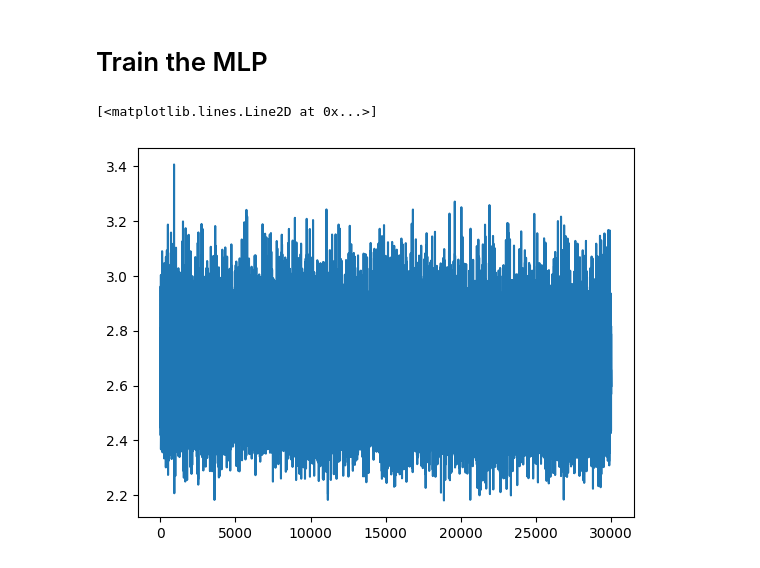
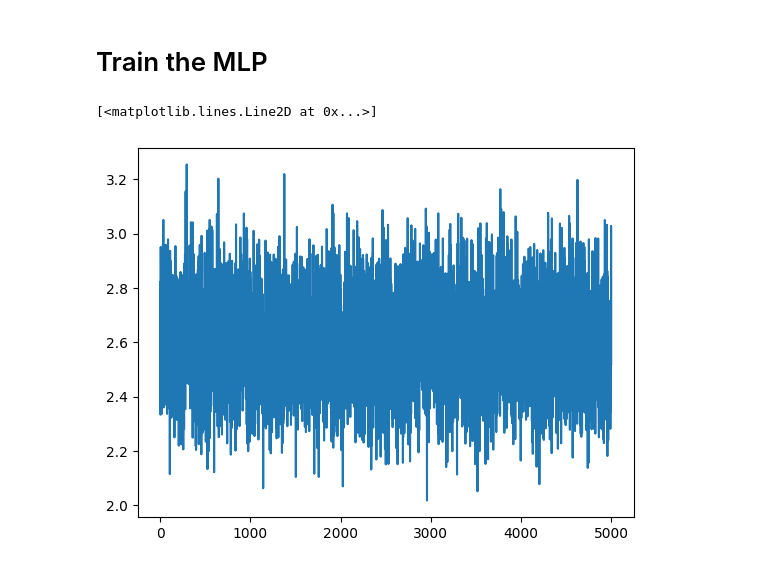
Before and after one commit to anby-dmr/makemore, a Jupyter notebook: notebook/lec2_mlp.ipynb, the cells around one changed output. Drawn from its saved outputs; the diff is of its cells as text; code cells hidden in the pictures.

```diff
--- a/notebook/lec2_mlp.ipynb
+++ b/notebook/lec2_mlp.ipynb
@@ -37,7 +37,7 @@ def create_data(ws, chunk=3):
 
     for word in ws:
         Xt = [0] * chunk # Cool
-        for ch in word:
+        for ch in word + '.': # Dont forget to add ending token.
             X.append(Xt)
             Y.append(stoi[ch])
             Xt = Xt[1:] + [stoi[ch]]
@@ -93,6 +93,19 @@ W, b = get_MLP(chunk, embedding_size, [100])
 print(W[0].shape)
 # %% [markdown]
 # Train & val scripts
+# %%
+def go_through(xx, embed, Ws, bs):
+    # Through embedding
+    xx = F.one_hot(xx, num_classes=27).float()
+    xx = (xx @ embed).view(xx.shape[0], -1)
+
+    # Through MLP
+    num_layers = len(Ws)
+    for i, (W, b) in enumerate(zip(Ws, bs)):
+        xx = xx @ W + b
+        if i < num_layers - 1: # No activation after the last layer
+            xx = F.tanh(xx)
+    return xx
 # %%
 def train_MLP(X, Y, embed, Ws, bs, batch_size, epochs, lr):
     loss_list = []
@@ -108,15 +121,7 @@ def train_MLP(X, Y, embed, Ws, bs, batch_size, epochs, lr):
         xx = X[indices]
         yy = Y[indices]
 
-        # Through embedding
-        xx = F.one_hot(xx, num_classes=27).float()
-        xx = (xx @ embed).view(xx.shape[0], -1)
-
-        # Through MLP
-        num_layers = len(Ws)
-        for W, b in zip(Ws, bs):
-            xx = xx @ W + b
-            xx = F.tanh(xx)
+        xx = go_through(xx, embed, Ws, bs)
 
         # Compute loss
         loss = F.cross_entropy(xx, yy)
@@ -132,8 +137,8 @@ def train_MLP(X, Y, embed, Ws, bs, batch_size, epochs, lr):
 
     return loss_list
 
-embed = get_embedding(embedding_size)
-embed.requires_grad = True
-Ws, bs = get_MLP(chunk, embedding_size, [100])
-loss_list = train_MLP(Xt, Yt, embed, Ws, bs, 32, 10000, 0.1)
-plt.plot(loss_list)
+# embed = get_embedding(embedding_size)
+# embed.requires_grad = True
+# Ws, bs = get_MLP(chunk, embedding_size, [100])
+# loss_list = train_MLP(Xt, Yt, embed, Ws, bs, 64, 10000, 0.1)
+# plt.plot(loss_list)
@@ -153,21 +155,21 @@ def dev_MLP(X, Y, embed, Ws, bs):
 # Train the MLP
 # %%
 chunk = 3
-embedding_size = 2
-num_neurons = [300]
+embedding_size = 3
+num_neurons = [50, 100, 25]
 
 embed = get_embedding(embedding_size)
 Ws, bs = get_MLP(chunk, embedding_size, num_neurons)
 
 batch_size = 32
-epochs = 50000
+epochs = 20000
 lr = 0.1
 # %%
-loss_list = train_MLP(Xt, Yt, embed, Ws, bs, batch_size, epochs, lr)
+loss_list = train_MLP(Xt, Yt, embed, Ws, bs, batch_size, 5000, 0.01)
 plt.plot(loss_list)
 # %% [output]
 [<matplotlib.lines.Line2D at 0x...>]
-[figure, old version]
+[figure, new version]
 # %%
 dev_MLP(Xdev, Ydev, embed, Ws, bs)
 # %% [output]
```
Also changed, not shown: parts of 3 cells of this notebook.
